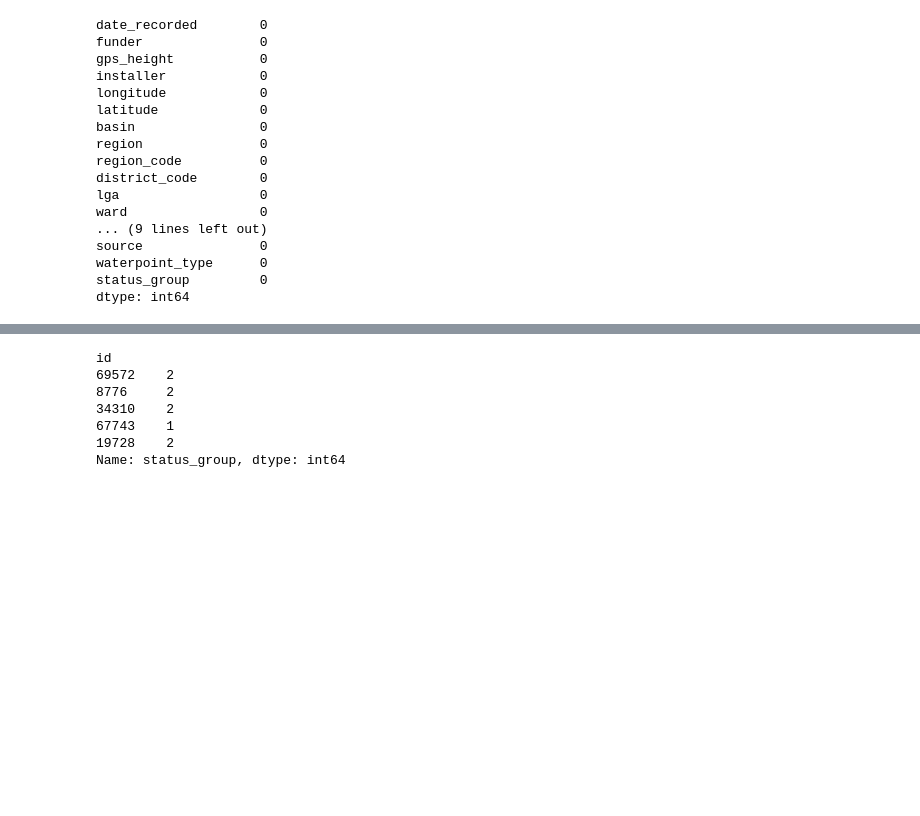
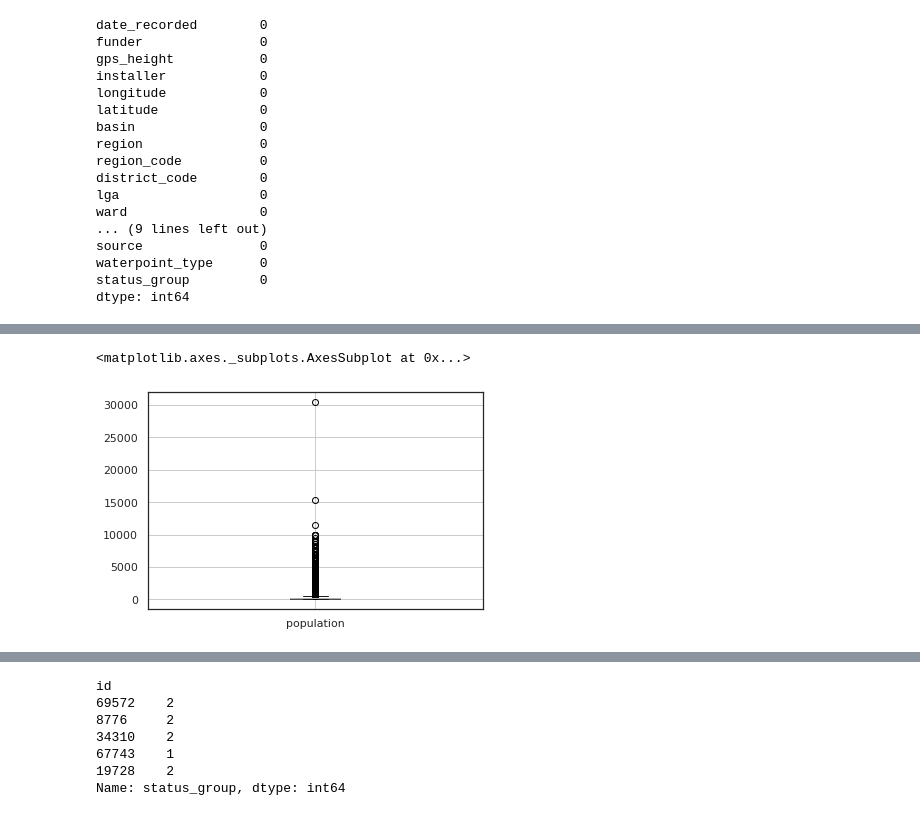
Before and after one commit to pasinduSudesh/Machine-Learning-Project---Pump-it-UP-It-, a Jupyter notebook: PumpItUp.ipynb, the cells around one changed output, grey strips where cells are left out. Drawn from its saved outputs; the diff is of its cells as text; code cells hidden in the pictures; blank space fills up the shorter version.

```diff
--- a/PumpItUp.ipynb
+++ b/PumpItUp.ipynb
@@ -901,3 +907,9 @@ test_set_values.head()
+# %%
+boxplot = data.boxplot(column=['population'])
+boxplot
+# %% [output]
+<matplotlib.axes._subplots.AxesSubplot at 0x...>
+[figure, added]
 # %%
 pip install category_encoders
 # %% [output]
```
Also changed, not shown: parts of 20 cells of this notebook.
